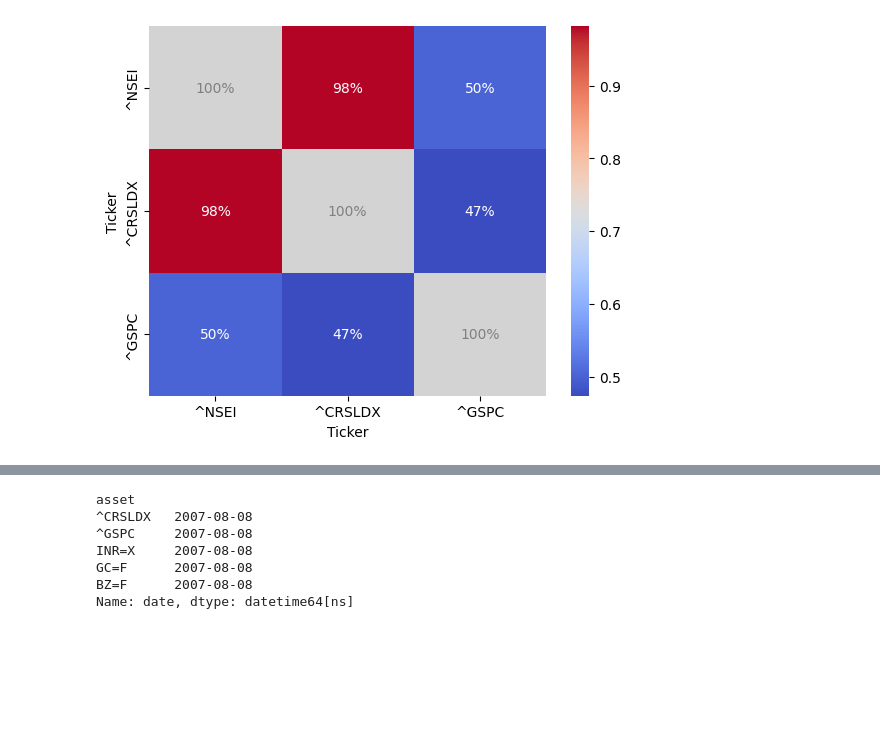
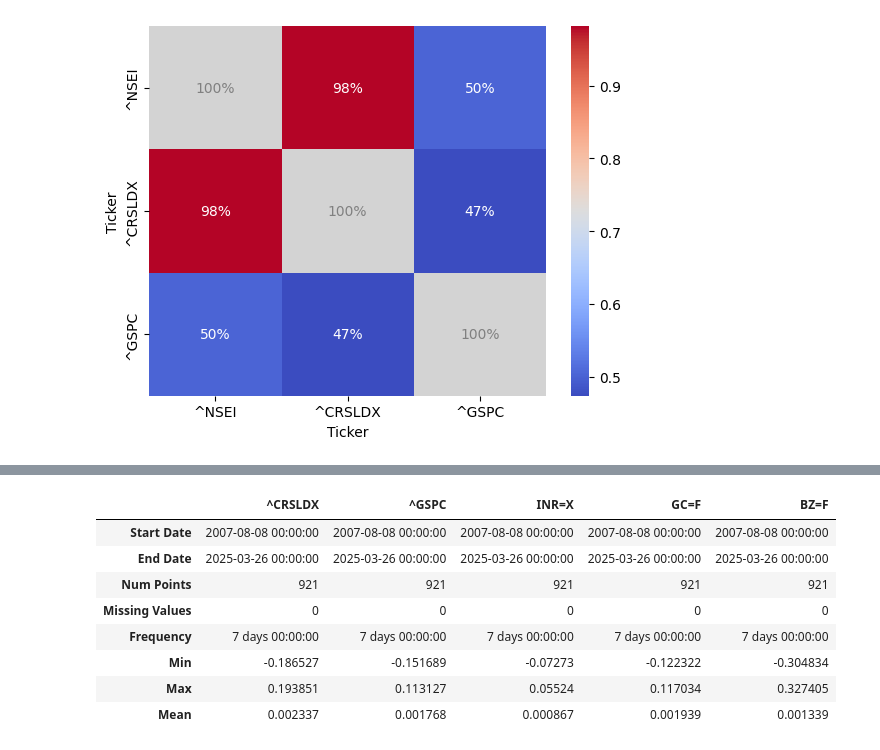
Before and after one commit to nakulrandad/Quant-Finance, a Jupyter notebook: analysis/nifty50.ipynb, the cells around one changed output, grey strips where cells are left out. Saved outputs shown, nothing was run; the diff lists cells and outputs as text; code cells hidden in the pictures; blank space fills up the shorter version.

```diff
--- a/analysis/nifty50.ipynb
+++ b/analysis/nifty50.ipynb
@@ -223,19 +223,21 @@ Drawdowns
 # %%
 ret = (
     pd.DataFrame.quant.ticker(["^CRSLDX", "^GSPC", "INR=X", "GC=F", "BZ=F"])
     .quant.palign()
     .quant.to_returns()
     .quant.agg_returns("W")
 )
-ret.describe()
+ret.quant.describe()
 # %% [output]
-asset
-^CRSLDX   2007-08-08
-^GSPC     2007-08-08
-INR=X     2007-08-08
-GC=F      2007-08-08
-BZ=F      2007-08-08
-Name: date, dtype: datetime64[ns]
+|  | ^CRSLDX | ^GSPC | INR=X | GC=F | BZ=F |
+| Start Date | 2007-08-08 00:00:00 | 2007-08-08 00:00:00 | 2007-08-08 00:00:00 | 2007-08-08 00:00:00 | 2007-08-08 00:00:00 |
+| End Date | 2025-03-26 00:00:00 | 2025-03-26 00:00:00 | 2025-03-26 00:00:00 | 2025-03-26 00:00:00 | 2025-03-26 00:00:00 |
+| Num Points | 921 | 921 | 921 | 921 | 921 |
+| Missing Values | 0 | 0 | 0 | 0 | 0 |
+| Frequency | 7 days 00:00:00 | 7 days 00:00:00 | 7 days 00:00:00 | 7 days 00:00:00 | 7 days 00:00:00 |
+| Min | -0.186527 | -0.151689 | -0.07273 | -0.122322 | -0.304834 |
+| Max | 0.193851 | 0.113127 | 0.05524 | 0.117034 | 0.327405 |
+| Mean | 0.002337 | 0.001768 | 0.000867 | 0.001939 | 0.001339 |
 # %%
 ret.iloc[:, :1].quant.factor_model(ret.iloc[:, 1:]).style.set_caption(
     "Factor Model for NSE500"
```
Also changed, not shown: parts of 8 cells of this notebook, 3 other files.
